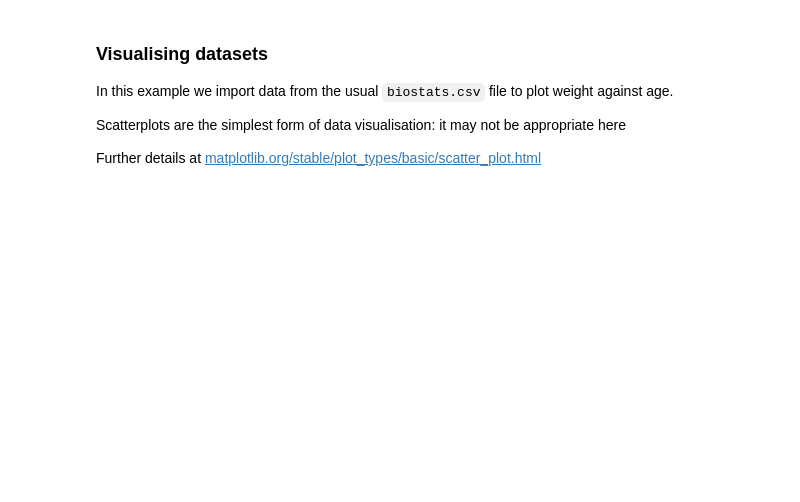
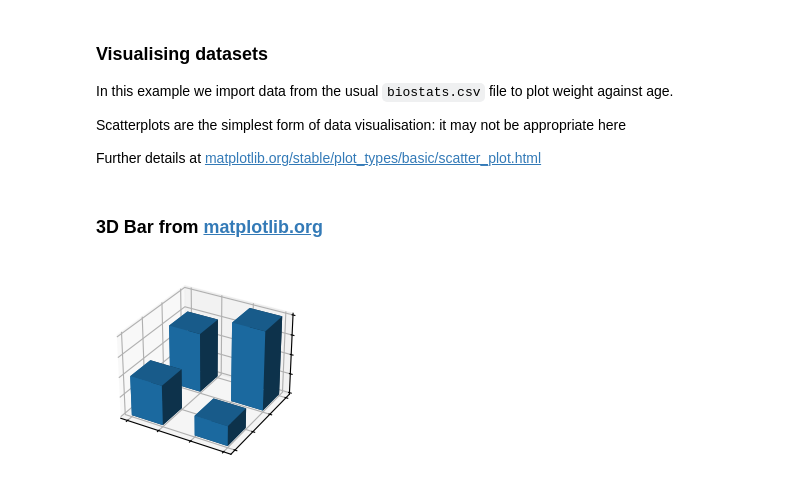
Before and after one commit to ale66/learn-coding, a Jupyter notebook: 76-matplotlib/matplotlib.ipynb, the cells around one changed output. Cells and saved outputs as stored; diff of their text form; code cells hidden in the pictures; blank space fills up the shorter version.

```diff
--- a/76-matplotlib/matplotlib.ipynb
+++ b/76-matplotlib/matplotlib.ipynb
@@ -172,3 +176,30 @@ plt.ylabel('Weight')
 plt.title('Biostat Data')
 
 plt.show()
+# %% [markdown]
+### 3D Bar from [matplotlib.org]()
+# %%
+import matplotlib.pyplot as plt
+import numpy as np
+
+plt.style.use('_mpl-gallery')
+
+# Make data
+x = [1, 1, 2, 2]
+y = [1, 2, 1, 2]
+z = [0, 0, 0, 0]
+dx = np.ones_like(x)*0.5
+dy = np.ones_like(x)*0.5
+dz = [2, 3, 1, 4]
+
+# Plot
+fig, ax = plt.subplots(subplot_kw={"projection": "3d"})
+ax.bar3d(x, y, z, dx, dy, dz)
+
+ax.set(xticklabels=[],
+       yticklabels=[],
+       zticklabels=[])
+
+plt.show()
+# %% [output]
+[figure, added]
```
Also changed, not shown: parts of 4 cells of this notebook, 2 other files.
